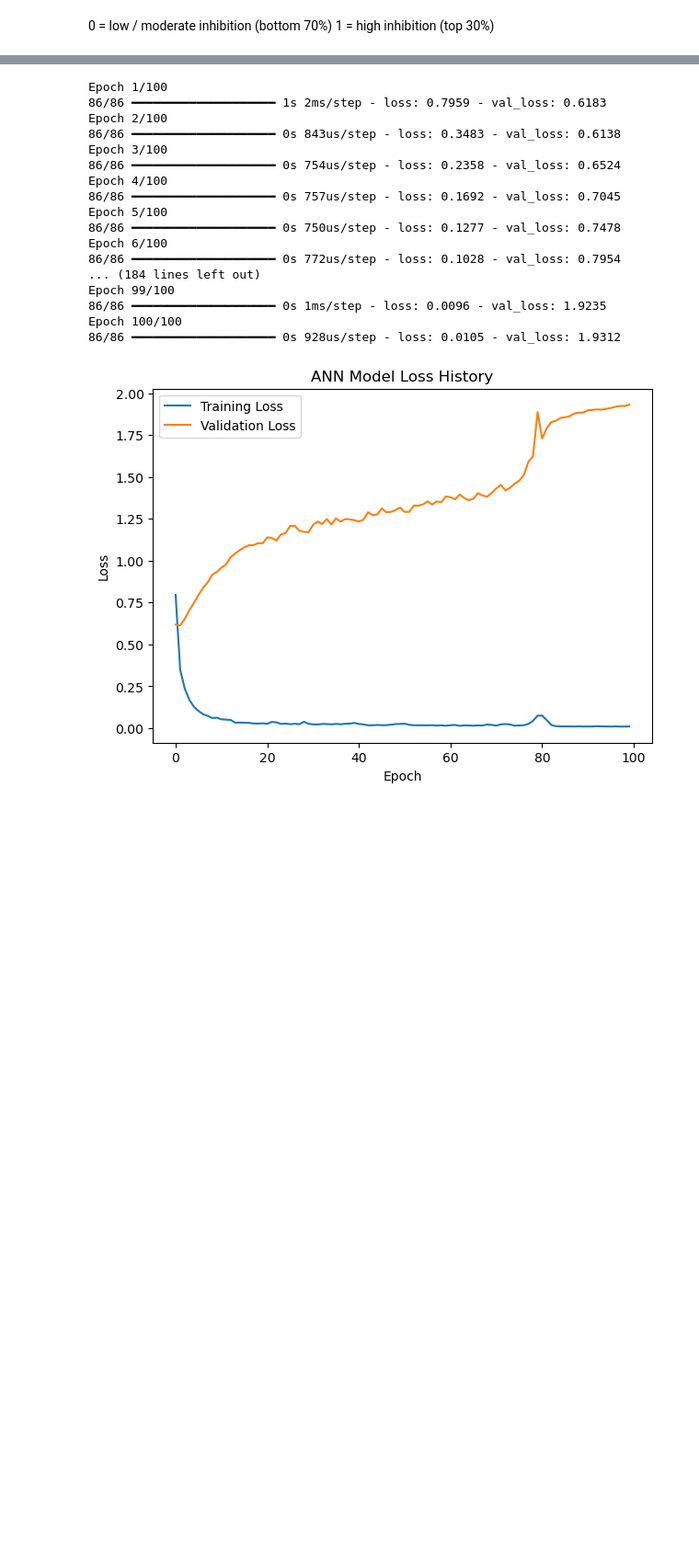
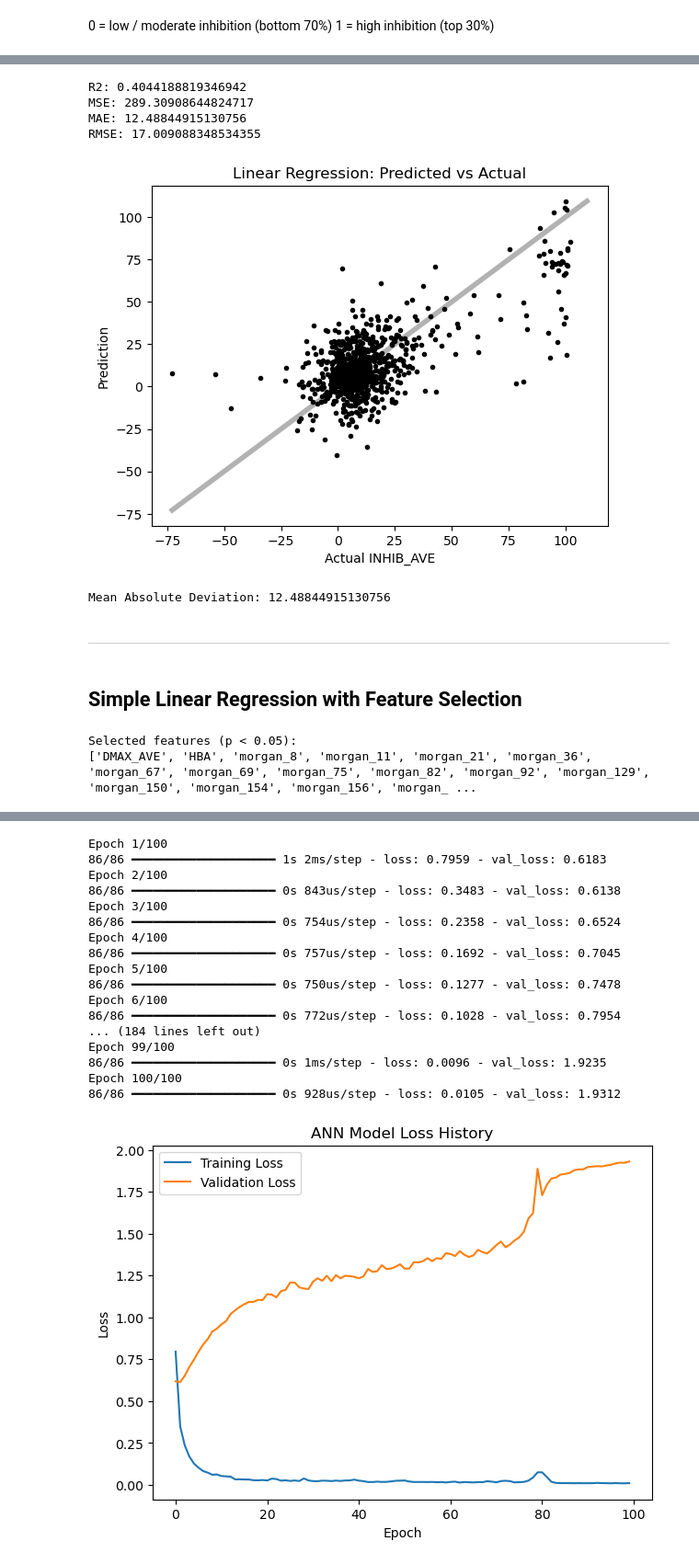
Before and after one commit to dw1229/chem277a-final-ecoli-inhibition-ml, a Jupyter notebook: ecoli_inhibition_ml.ipynb, the cells around one changed output, grey strips where cells are left out. Shown at 92% size. Drawn from its saved outputs; the diff is of its cells as text; code cells hidden in the pictures; blank space fills up the shorter version.

Commit message:
update for linear regression, logistic regression, and clustering after Morgan Fingerprints

```diff
--- a/ecoli_inhibition_ml.ipynb
+++ b/ecoli_inhibition_ml.ipynb
@@ -449,7 +452,8 @@ def get_morgan_fingerprint(smiles):
         return [0] * 1024
 
     # Compute the Morgan fingerprint with radius=2 and nBits=1024
-    fingerprint = AllChem.GetMorganFingerprintAsBitVect(mol, radius = 2, nBits = 1024)
+    generator = GetMorganGenerator(radius=2, fpSize=1024)
+    fingerprint = generator.GetFingerprint(mol)
 
     # Convert the fingerprint to a list and return it
     return list(fingerprint)
@@ -867,0 +1029,68 @@ The limitations observed in the GLM suggest that the relationship between molecu
+# %%
+# build test dataframe
+lin_test_df = X_test_scaled.copy()
+
+# predict
+y_pred_lin = lin_model.predict(lin_test_df)
+
+r2 = r2_score(y_test, y_pred_lin)
+mse = mean_squared_error(y_test, y_pred_lin)
+mae = mean_absolute_error(y_test, y_pred_lin)
+rmse = np.sqrt(mse)
+
+print("R2:", r2)
+print("MSE:", mse)
+print("MAE:", mae)
+print("RMSE:", rmse)
+# %% [output]
+R2: 0.4044188819346942
+MSE: 289.30908644824717
+MAE: 12.48844915130756
+RMSE: 17.009088348534355
+# %%
+higher = max(y_pred_lin.max(), y_test.max())
+lower = min(y_pred_lin.min(), y_test.min())
+plt.plot([lower, higher], [lower, higher],
+         color='black', alpha=0.3, linewidth=4)
+
+# scatter plot
+plt.scatter(y_test, y_pred_lin, marker='.', color='black')
+
+plt.ylabel('Prediction')
+plt.xlabel('Actual INHIB_AVE')
+plt.title('Linear Regression: Predicted vs Actual')
+
+plt.show()
+
+# mean absolute deviation
+mean_dev = np.mean(np.abs(y_test - y_pred_lin))
+print("Mean Absolute Deviation:", mean_dev)
+# %% [output]
+[figure, added]
+Mean Absolute Deviation: 12.48844915130756
+# %% [markdown]
+------------------
+# %% [markdown]
+## Simple Linear Regression with Feature Selection
+# %%
+# Build dataset
+lin_df = X_train_scaled.copy()
+lin_df["INHIB_AVE"] = y_train
+
+# Full model formula
+equation = "INHIB_AVE ~ " + " + ".join(X_train_scaled.columns)
+
+# Fit full OLS model
+lin_model = ols(equation, data=lin_df).fit()
+
+# Extract p-values (excluding intercept)
+pvalues = lin_model.pvalues.drop("Intercept")
+
+# Select significant features (p < 0.05)
+selected_features = pvalues[pvalues < 0.05].index.tolist()
+
+print("Selected features (p < 0.05):")
+print(selected_features)
+# %% [output]
+Selected features (p < 0.05):
+['DMAX_AVE', 'HBA', 'morgan_8', 'morgan_11', 'morgan_21', 'morgan_36', 'morgan_67', 'morgan_69', 'morgan_75', 'morgan_82', 'morgan_92', 'morgan_129', 'morgan_150', 'morgan_154', 'morgan_156', 'morgan_ ...
```
Also changed, not shown: parts of 58 cells of this notebook, 1 other file.
